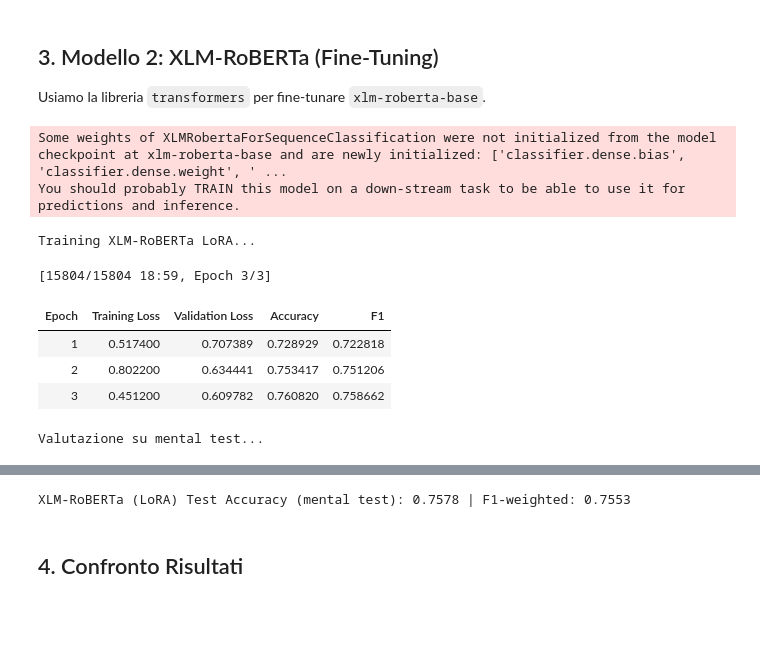
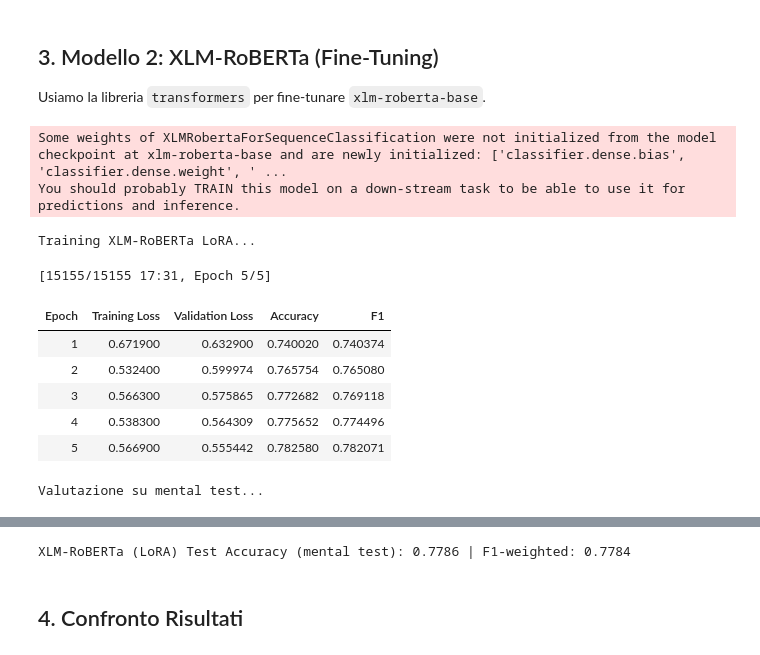
Before and after one commit to DataScience-Golddiggers/Faboulous-Interpretr, a Jupyter notebook: notebooks/sentiment_comparison.ipynb, the cells around one changed output, grey strips where cells are left out. Cells and saved outputs as stored; diff of their text form; code cells hidden in the pictures; blank space fills up the shorter version.

```diff
--- a/notebooks/sentiment_comparison.ipynb
+++ b/notebooks/sentiment_comparison.ipynb
@@ -506,7 +465,7 @@ os.makedirs(xlm_final_dir, exist_ok=True)
 training_args = TrainingArguments(
     output_dir=xlm_ckpt_dir,
     eval_strategy="epoch",
-    num_train_epochs=3,
+    num_train_epochs=5,
     per_device_train_batch_size=8,
     per_device_eval_batch_size=16,
     weight_decay=0.01,
@@ -528,40 +487,42 @@ trainer = Trainer(
 )
 
 # --- 3.3 Training ---
 print("Training XLM-RoBERTa LoRA...")
 
 trainer.train()
 
 # Salva l'adapter LoRA (sovrascrive se esiste)
 model_xlm.save_pretrained(xlm_final_dir)
 tokenizer.save_pretrained(xlm_final_dir)
 
 # Valutazione Finale sul test (mental)
 print("Valutazione su mental test...")
 
 test_pred = trainer.predict(test_tokenized)
 test_logits = test_pred.predictions
 test_labels = test_pred.label_ids
 test_preds = np.argmax(test_logits, axis=-1)
 
 xlm_test_acc = accuracy_score(test_labels, test_preds)
 xlm_test_f1 = f1_score(test_labels, test_preds, average='weighted')
 xlm_cm = confusion_matrix(test_labels, test_preds)
 
 
 print(f"XLM-RoBERTa (LoRA) Test Accuracy (mental test): {xlm_test_acc:.4f} | F1-weighted: {xlm_test_f1:.4f}")
 # %% [output]
 Some weights of XLMRobertaForSequenceClassification were not initialized from the model checkpoint at xlm-roberta-base and are newly initialized: ['classifier.dense.bias', 'classifier.dense.weight', ' ...
 You should probably TRAIN this model on a down-stream task to be able to use it for predictions and inference.
 Training XLM-RoBERTa LoRA...
-[15804/15804 18:59, Epoch 3/3]
+[15155/15155 17:31, Epoch 5/5]
 | Epoch | Training Loss | Validation Loss | Accuracy | F1 |
-| 1 | 0.517400 | 0.707389 | 0.728929 | 0.722818 |
-| 2 | 0.802200 | 0.634441 | 0.753417 | 0.751206 |
-| 3 | 0.451200 | 0.609782 | 0.760820 | 0.758662 |
+| 1 | 0.671900 | 0.632900 | 0.740020 | 0.740374 |
+| 2 | 0.532400 | 0.599974 | 0.765754 | 0.765080 |
+| 3 | 0.566300 | 0.575865 | 0.772682 | 0.769118 |
+| 4 | 0.538300 | 0.564309 | 0.775652 | 0.774496 |
+| 5 | 0.566900 | 0.555442 | 0.782580 | 0.782071 |
 Valutazione su mental test...
 [interactive output not drawn]
-XLM-RoBERTa (LoRA) Test Accuracy (mental test): 0.7578 | F1-weighted: 0.7553
+XLM-RoBERTa (LoRA) Test Accuracy (mental test): 0.7786 | F1-weighted: 0.7784
 # %% [markdown]
 ## 4. Confronto Risultati
 # %% [markdown]
```
Also changed, not shown: parts of 8 cells of this notebook, 9 other files.
